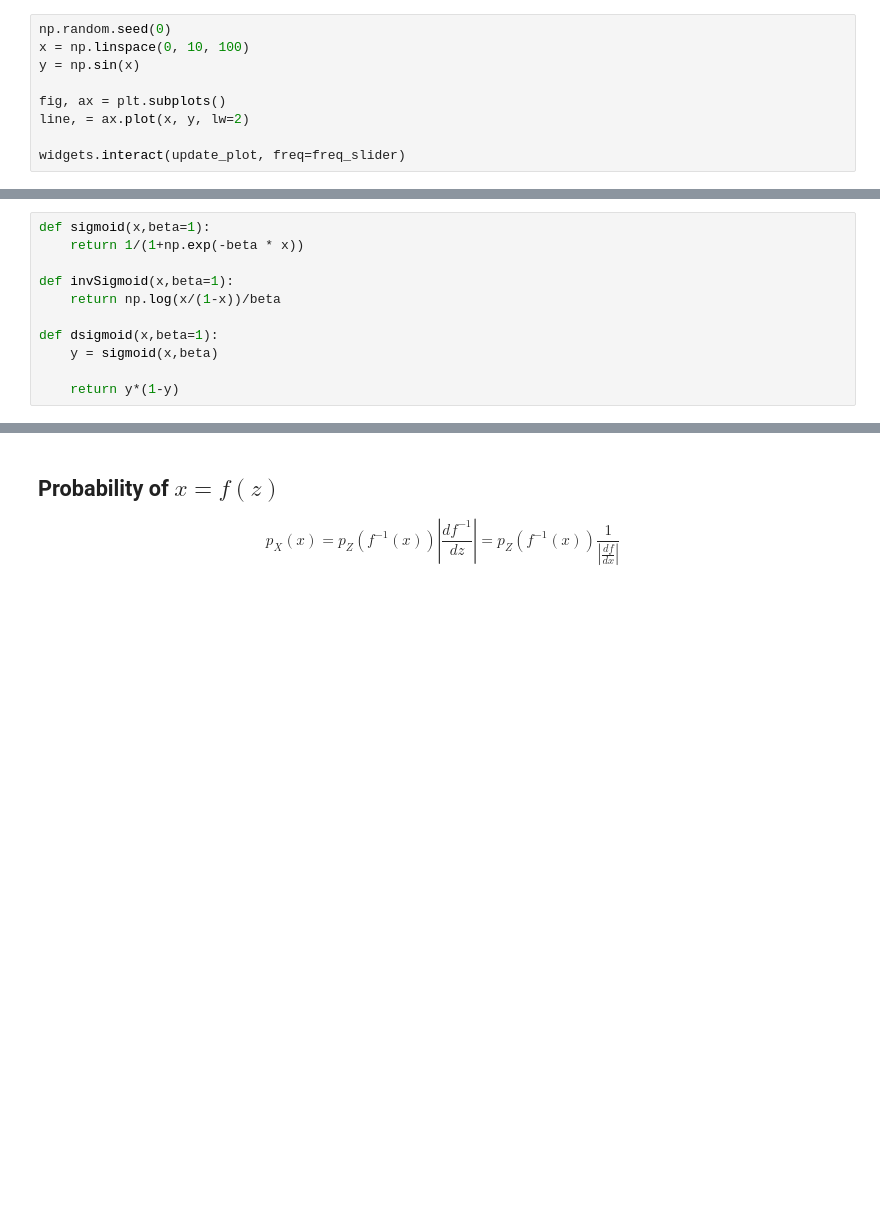
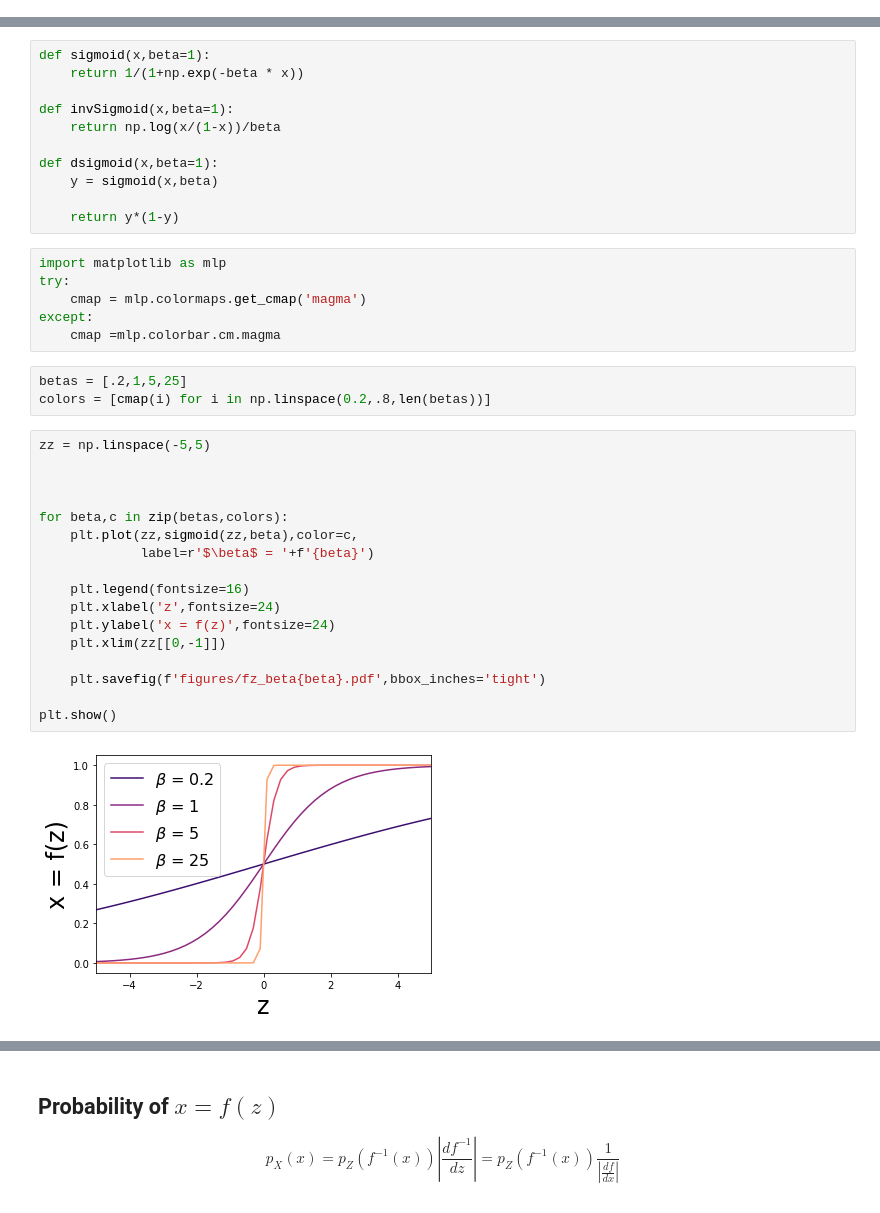
Before and after one commit to nhartman94/TTT-Normalizing-Flows, a Jupyter notebook: Intuition-plots.ipynb, the cells around one changed output, grey strips where cells are left out. Saved outputs shown, nothing was run; the diff lists cells and outputs as text; blank space fills up the shorter version.

Commit message:
first plots

```diff
--- a/Intuition-plots.ipynb
+++ b/Intuition-plots.ipynb
@@ -71,9 +9,0 @@ def update_plot(freq):
-# %%
-np.random.seed(0)
-x = np.linspace(0, 10, 100)
-y = np.sin(x)
-
-fig, ax = plt.subplots()
-line, = ax.plot(x, y, lw=2)
-
-widgets.interact(update_plot, freq=freq_slider)
@@ -150,3 +27,31 @@ def dsigmoid(x,beta=1):
     y = sigmoid(x,beta)
 
     return y*(1-y)
+# %%
+import matplotlib as mlp
+try:
+    cmap = mlp.colormaps.get_cmap('magma')
+except:
+    cmap =mlp.colorbar.cm.magma
+# %%
+betas = [.2,1,5,25]
+colors = [cmap(i) for i in np.linspace(0.2,.8,len(betas))]
+# %%
+zz = np.linspace(-5,5)
+
+
+
+for beta,c in zip(betas,colors):
+    plt.plot(zz,sigmoid(zz,beta),color=c,
+             label=r'$\beta$ = '+f'{beta}')
+
+    plt.legend(fontsize=16)
+    plt.xlabel('z',fontsize=24)
+    plt.ylabel('x = f(z)',fontsize=24)
+    plt.xlim(zz[[0,-1]])
+
+    plt.savefig(f'figures/fz_beta{beta}.pdf',bbox_inches='tight')
+
+plt.show()
+# %% [output]
+[figure, added]
```
Also changed, not shown: parts of 23 cells of this notebook.
